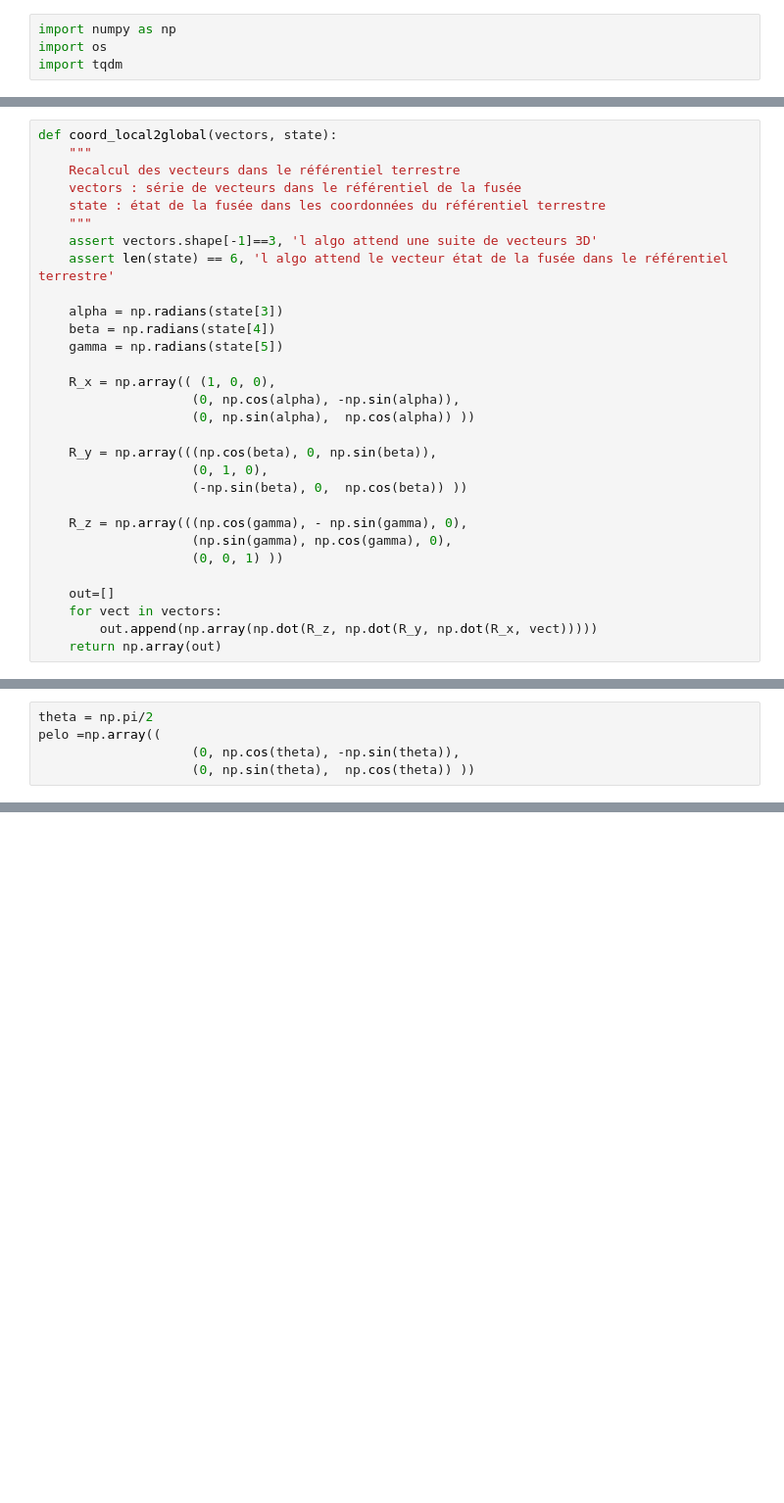
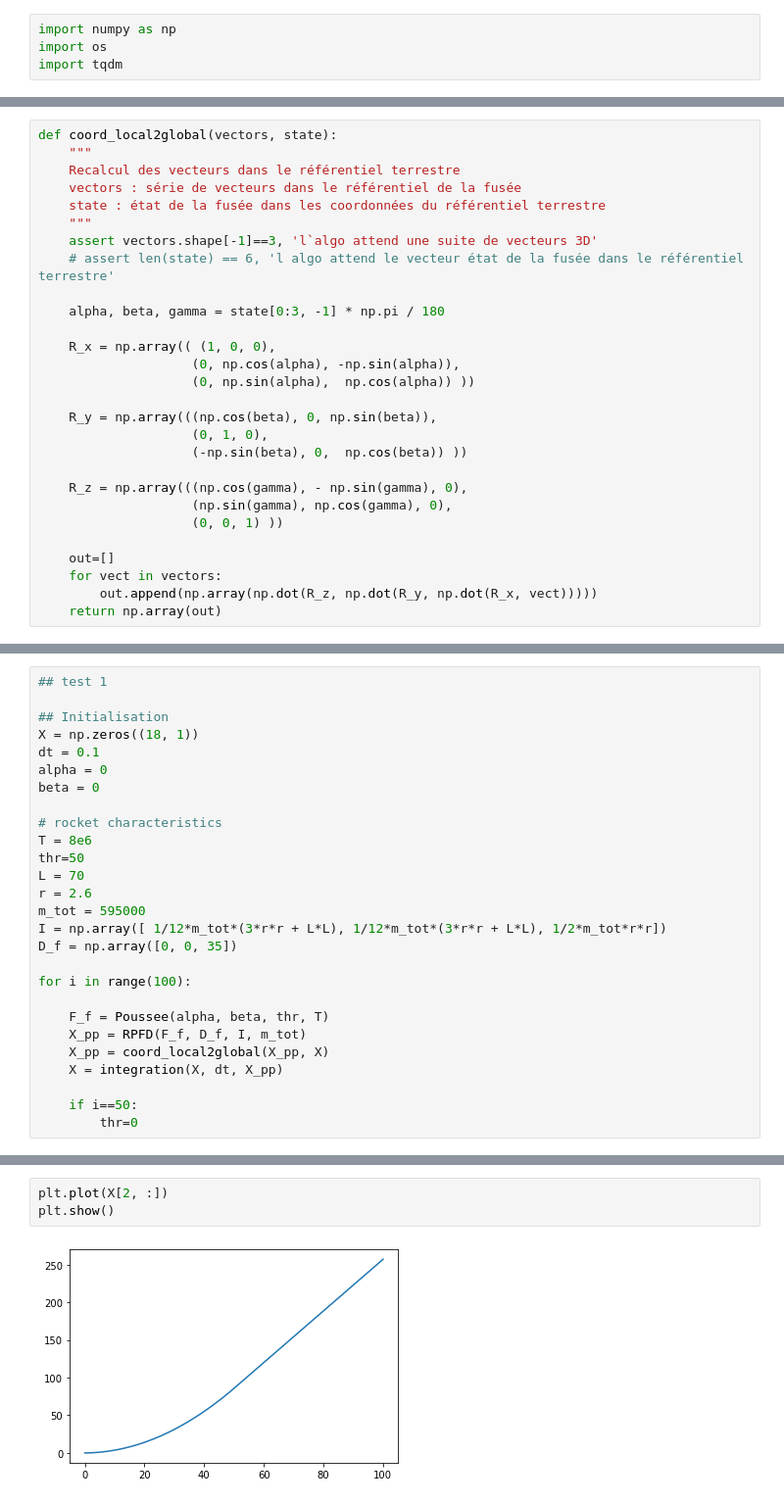
Before and after one commit to vintel38/FalconAI, a Jupyter notebook: basics.ipynb, the cells around one changed output, grey strips where cells are left out. Shown at 98% size. Drawn from its saved outputs; the diff is of its cells as text; blank space fills up the shorter version.

Commit message:
ajouter integration

```diff
--- a/basics.ipynb
+++ b/basics.ipynb
@@ -58,12 +57,10 @@ def coord_local2global(vectors, state):
     vectors : série de vecteurs dans le référentiel de la fusée
     state : état de la fusée dans les coordonnées du référentiel terrestre
     """
-    assert vectors.shape[-1]==3, 'l algo attend une suite de vecteurs 3D'
-    assert len(state) == 6, 'l algo attend le vecteur état de la fusée dans le référentiel terrestre'
+    assert vectors.shape[-1]==3, 'l`algo attend une suite de vecteurs 3D'
+    # assert len(state) == 6, 'l algo attend le vecteur état de la fusée dans le référentiel terrestre'
 
-    alpha = np.radians(state[3])
-    beta = np.radians(state[4])
-    gamma = np.radians(state[5])
+    alpha, beta, gamma = state[0:3, -1] * np.pi / 180
 
     R_x = np.array(( (1, 0, 0),
                     (0, np.cos(alpha), -np.sin(alpha)),
@@ -98,5 +80,0 @@ array([0, 0, 1])
-# %%
-theta = np.pi/2
-pelo =np.array((
-                    (0, np.cos(theta), -np.sin(theta)),
-                    (0, np.sin(theta),  np.cos(theta)) ))
@@ -116,0 +109,27 @@ len(np.array([25, 69, 89, 5, 6, 9]))
+# %%
+## test 1
+
+## Initialisation
+X = np.zeros((18, 1))
+dt = 0.1
+alpha = 0
+beta = 0
+
+# rocket characteristics
+T = 8e6
+thr=50
+L = 70
+r = 2.6
+m_tot = 595000
+I = np.array([ 1/12*m_tot*(3*r*r + L*L), 1/12*m_tot*(3*r*r + L*L), 1/2*m_tot*r*r])
+D_f = np.array([0, 0, 35])
+
+for i in range(100):
+
+    F_f = Poussee(alpha, beta, thr, T)
+    X_pp = RPFD(F_f, D_f, I, m_tot)
+    X_pp = coord_local2global(X_pp, X)
+    X = integration(X, dt, X_pp)
+
+    if i==50:
+        thr=0
@@ -116,0 +142,5 @@ len(np.array([25, 69, 89, 5, 6, 9]))
+# %%
+plt.plot(X[2, :])
+plt.show()
+# %% [output]
+[figure, added]
```
Also changed, not shown: parts of 12 cells of this notebook.
